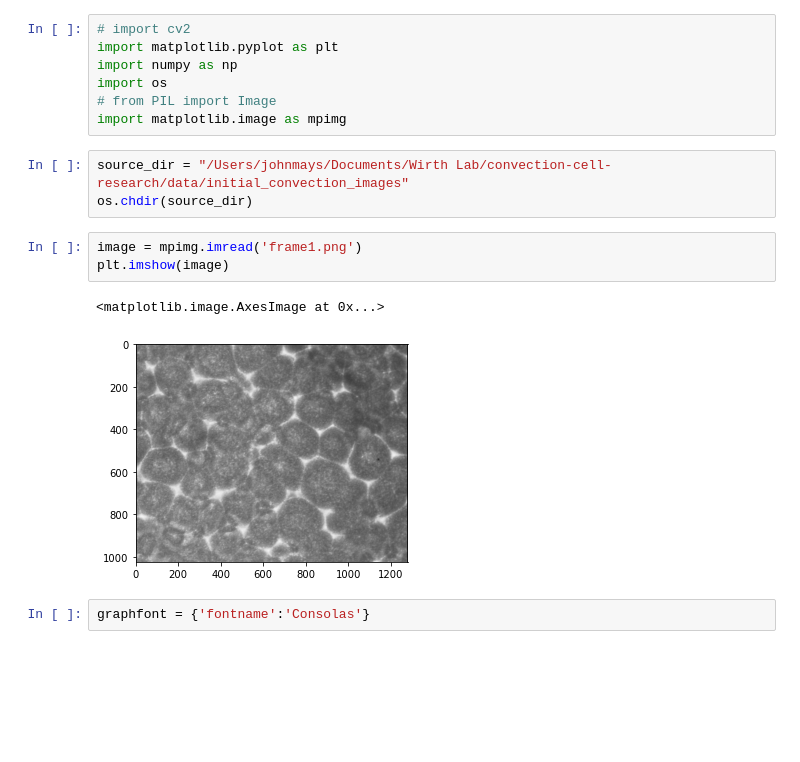
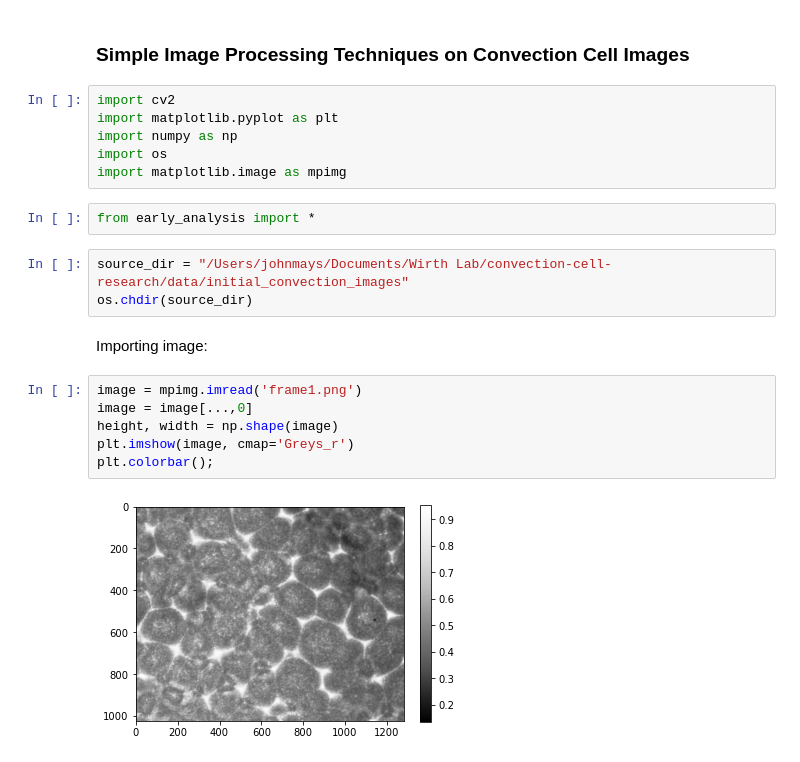
Before and after one commit to johnmays/convection-cell-research, a Jupyter notebook: image_processing/early_analysis.ipynb, the cells around one changed output. Saved outputs shown, nothing was run; the diff lists cells and outputs as text; blank space fills up the shorter version.

```diff
--- a/image_processing/early_analysis.ipynb
+++ b/image_processing/early_analysis.ipynb
@@ -1,18 +1,23 @@
+# %% [markdown]
+### Simple Image Processing Techniques on Convection Cell Images
 # %%
-# import cv2
+import cv2
 import matplotlib.pyplot as plt
 import numpy as np
 import os
-# from PIL import Image
 import matplotlib.image as mpimg
+# %%
+from early_analysis import *
 # %%
 source_dir = "/Users/johnmays/Documents/Wirth Lab/convection-cell-research/data/initial_convection_images"
 os.chdir(source_dir)
+# %% [markdown]
+Importing image:
 # %%
 image = mpimg.imread('frame1.png')
-plt.imshow(image)
+image = image[...,0]
+height, width = np.shape(image)
+plt.imshow(image, cmap='Greys_r')
+plt.colorbar();
 # %% [output]
-<matplotlib.image.AxesImage at 0x...>
-[figure, old version]
+[figure, new version]
-# %%
-graphfont = {'fontname':'Consolas'}
```
Also changed, not shown: parts of 14 cells of this notebook, 2 other files.
